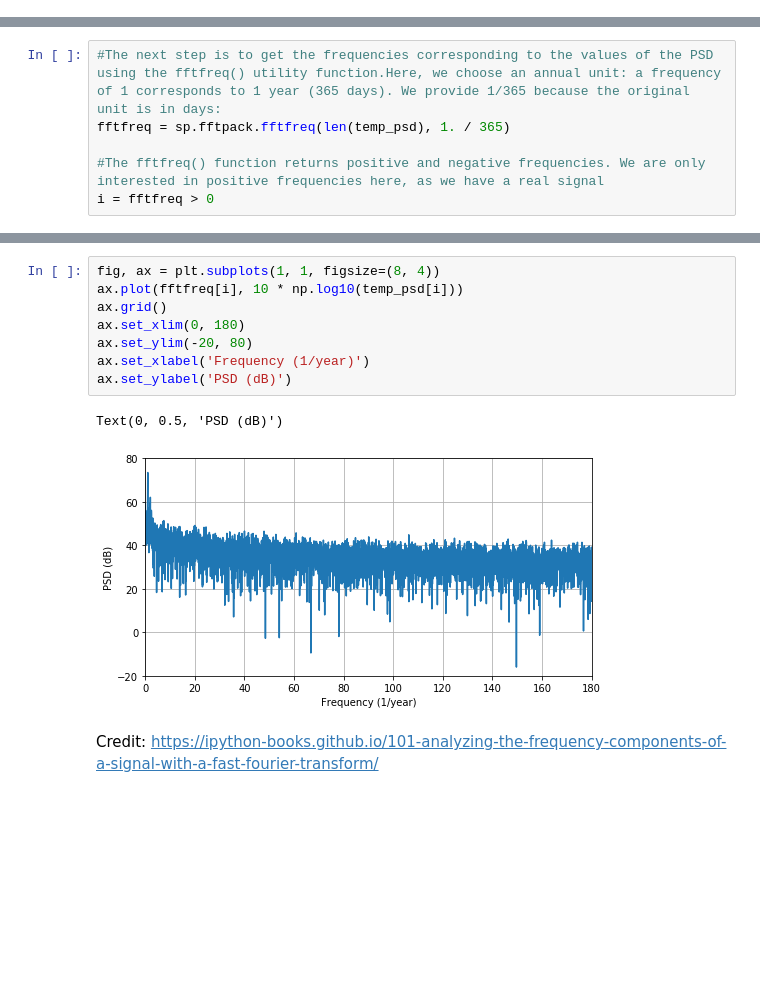
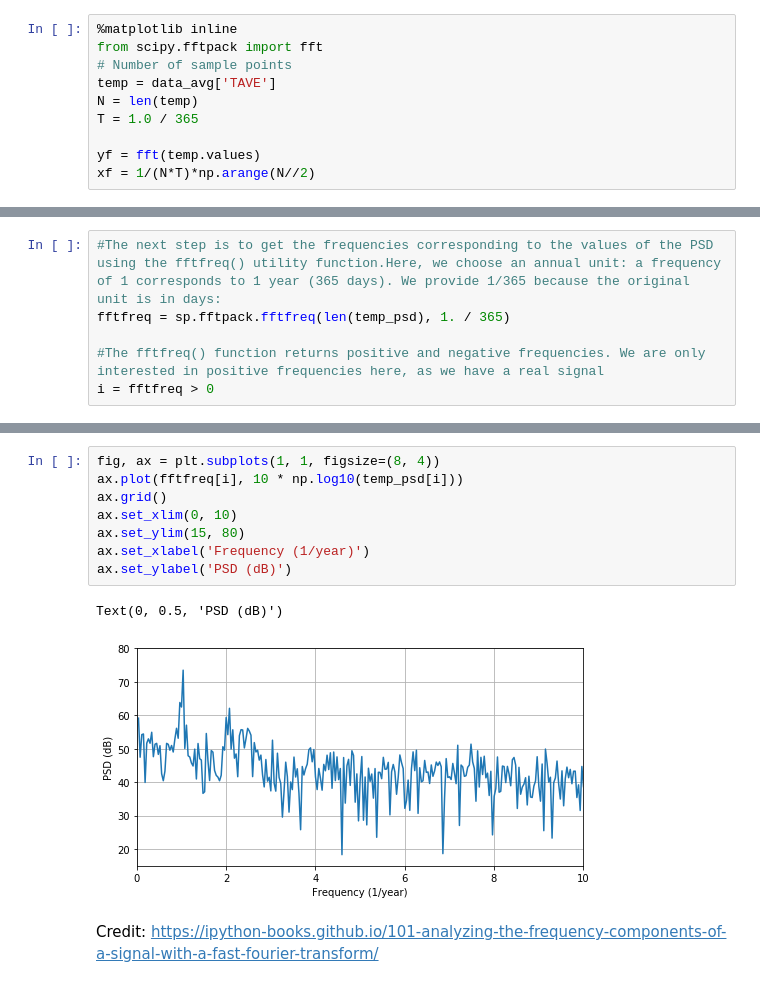
Before and after one commit to JK-Pair/Data_analysis, a Jupyter notebook: Assignment.ipynb, the cells around one changed output, grey strips where cells are left out. Drawn from its saved outputs; the diff is of its cells as text; blank space fills up the shorter version.

```diff
--- a/Assignment.ipynb
+++ b/Assignment.ipynb
@@ -241,0 +233,10 @@ Text(0, 0.5, 'Mean temperature')
+# %%
+%matplotlib inline
+from scipy.fftpack import fft
+# Number of sample points
+temp = data_avg['TAVE']
+N = len(temp)
+T = 1.0 / 365
+
+yf = fft(temp.values)
+xf = 1/(N*T)*np.arange(N//2)
@@ -257,13 +294,13 @@ i = fftfreq > 0
 # %%
 fig, ax = plt.subplots(1, 1, figsize=(8, 4))
 ax.plot(fftfreq[i], 10 * np.log10(temp_psd[i]))
 ax.grid()
-ax.set_xlim(0, 180)
-ax.set_ylim(-20, 80)
+ax.set_xlim(0, 10)
+ax.set_ylim(15, 80)
 ax.set_xlabel('Frequency (1/year)')
 ax.set_ylabel('PSD (dB)')
 # %% [output]
 Text(0, 0.5, 'PSD (dB)')
-[figure, old version]
+[figure, new version]
 # %% [markdown]
 Credit: https://ipython-books.github.io/101-analyzing-the-frequency-components-of-a-signal-with-a-fast-fourier-transform/
```
Also changed, not shown: parts of 14 cells of this notebook.
